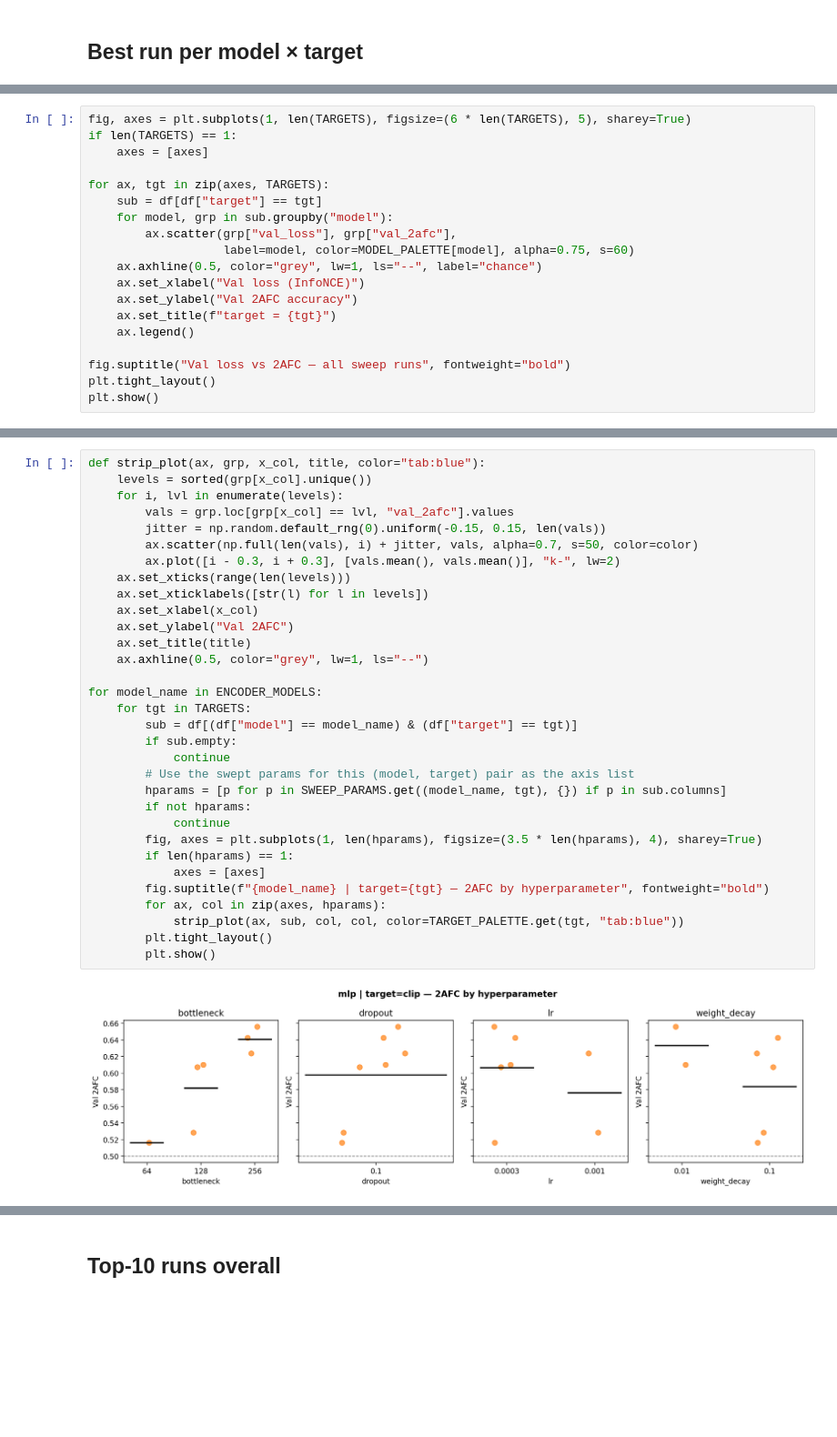
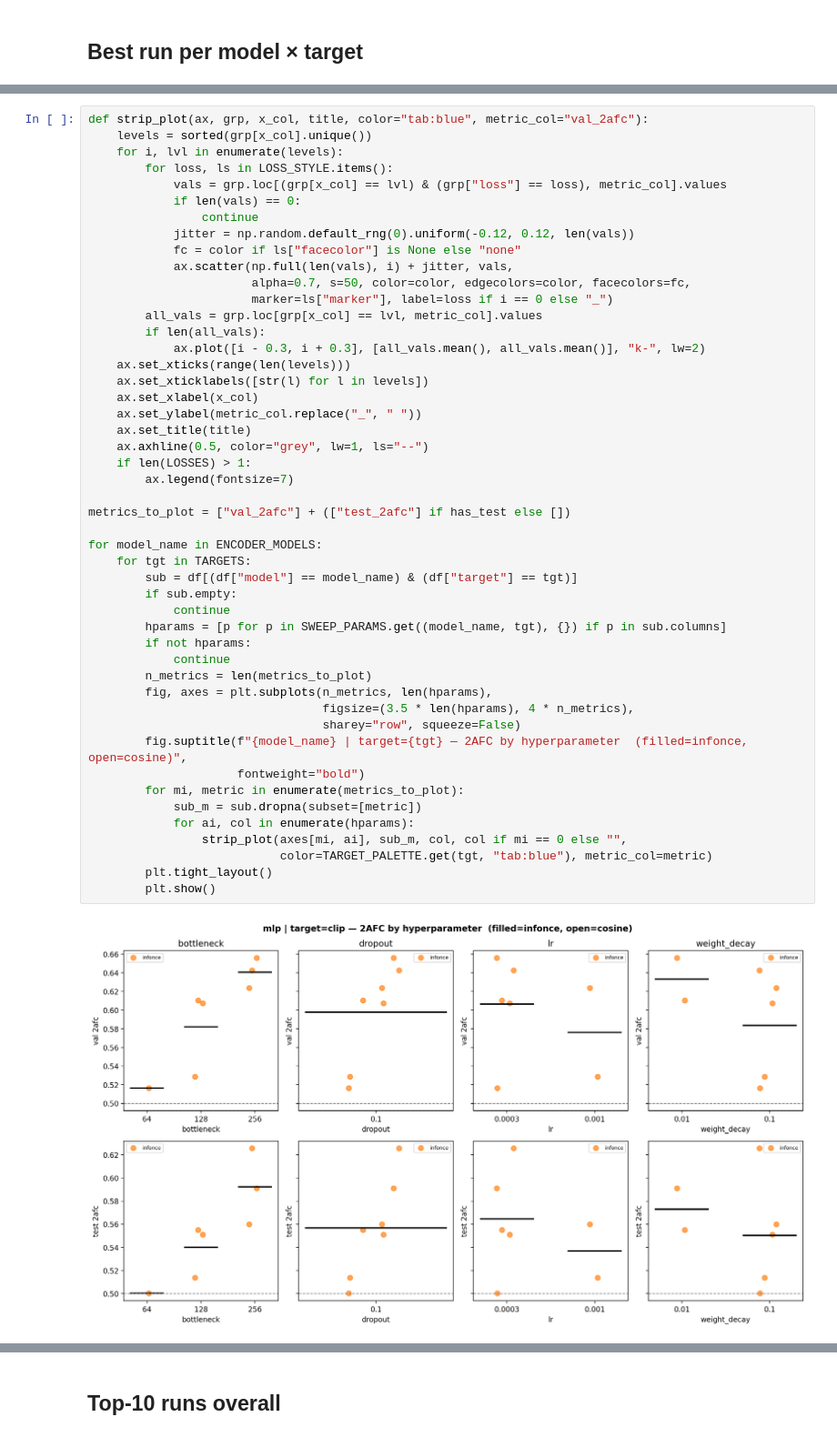
Before and after one commit to YAOJaredz/NeurObjectGen, a Jupyter notebook: notebooks/sweep_results.ipynb, the cells around one changed output, grey strips where cells are left out. Shown at 91% size. Drawn from its saved outputs; the diff is of its cells as text; blank space fills up the shorter version.

```diff
--- a/notebooks/sweep_results.ipynb
+++ b/notebooks/sweep_results.ipynb
@@ -186,19 +204,0 @@ summary
-# %%
-fig, axes = plt.subplots(1, len(TARGETS), figsize=(6 * len(TARGETS), 5), sharey=True)
-if len(TARGETS) == 1:
-    axes = [axes]
-
-for ax, tgt in zip(axes, TARGETS):
-    sub = df[df["target"] == tgt]
-    for model, grp in sub.groupby("model"):
-        ax.scatter(grp["val_loss"], grp["val_2afc"],
-                   label=model, color=MODEL_PALETTE[model], alpha=0.75, s=60)
-    ax.axhline(0.5, color="grey", lw=1, ls="--", label="chance")
-    ax.set_xlabel("Val loss (InfoNCE)")
-    ax.set_ylabel("Val 2AFC accuracy")
-    ax.set_title(f"target = {tgt}")
-    ax.legend()
-
-fig.suptitle("Val loss vs 2AFC — all sweep runs", fontweight="bold")
-plt.tight_layout()
-plt.show()
@@ -209,34 +263,50 @@ plt.show()
 # %%
-def strip_plot(ax, grp, x_col, title, color="tab:blue"):
+def strip_plot(ax, grp, x_col, title, color="tab:blue", metric_col="val_2afc"):
     levels = sorted(grp[x_col].unique())
     for i, lvl in enumerate(levels):
-        vals = grp.loc[grp[x_col] == lvl, "val_2afc"].values
-        jitter = np.random.default_rng(0).uniform(-0.15, 0.15, len(vals))
-        ax.scatter(np.full(len(vals), i) + jitter, vals, alpha=0.7, s=50, color=color)
-        ax.plot([i - 0.3, i + 0.3], [vals.mean(), vals.mean()], "k-", lw=2)
+        for loss, ls in LOSS_STYLE.items():
+            vals = grp.loc[(grp[x_col] == lvl) & (grp["loss"] == loss), metric_col].values
+            if len(vals) == 0:
+                continue
+            jitter = np.random.default_rng(0).uniform(-0.12, 0.12, len(vals))
+            fc = color if ls["facecolor"] is None else "none"
+            ax.scatter(np.full(len(vals), i) + jitter, vals,
+                       alpha=0.7, s=50, color=color, edgecolors=color, facecolors=fc,
+                       marker=ls["marker"], label=loss if i == 0 else "_")
+        all_vals = grp.loc[grp[x_col] == lvl, metric_col].values
+        if len(all_vals):
+            ax.plot([i - 0.3, i + 0.3], [all_vals.mean(), all_vals.mean()], "k-", lw=2)
     ax.set_xticks(range(len(levels)))
     ax.set_xticklabels([str(l) for l in levels])
     ax.set_xlabel(x_col)
-    ax.set_ylabel("Val 2AFC")
+    ax.set_ylabel(metric_col.replace("_", " "))
     ax.set_title(title)
     ax.axhline(0.5, color="grey", lw=1, ls="--")
+    if len(LOSSES) > 1:
+        ax.legend(fontsize=7)
+
+metrics_to_plot = ["val_2afc"] + (["test_2afc"] if has_test else [])
 
 for model_name in ENCODER_MODELS:
     for tgt in TARGETS:
         sub = df[(df["model"] == model_name) & (df["target"] == tgt)]
         if sub.empty:
             continue
-        # Use the swept params for this (model, target) pair as the axis list
         hparams = [p for p in SWEEP_PARAMS.get((model_name, tgt), {}) if p in sub.columns]
         if not hparams:
             continue
-        fig, axes = plt.subplots(1, len(hparams), figsize=(3.5 * len(hparams), 4), sharey=True)
-        if len(hparams) == 1:
-            axes = [axes]
-        fig.suptitle(f"{model_name} | target={tgt} — 2AFC by hyperparameter", fontweight="bold")
-        for ax, col in zip(axes, hparams):
-            strip_plot(ax, sub, col, col, color=TARGET_PALETTE.get(tgt, "tab:blue"))
+        n_metrics = len(metrics_to_plot)
+        fig, axes = plt.subplots(n_metrics, len(hparams),
+                                 figsize=(3.5 * len(hparams), 4 * n_metrics),
+                                 sharey="row", squeeze=False)
+        fig.suptitle(f"{model_name} | target={tgt} — 2AFC by hyperparameter  (filled=infonce, open=cosine)",
+                     fontweight="bold")
+        for mi, metric in enumerate(metrics_to_plot):
+            sub_m = sub.dropna(subset=[metric])
+            for ai, col in enumerate(hparams):
+                strip_plot(axes[mi, ai], sub_m, col, col if mi == 0 else "",
+                           color=TARGET_PALETTE.get(tgt, "tab:blue"), metric_col=metric)
         plt.tight_layout()
         plt.show()
 # %% [output]
-[figure, old version]
+[figure, new version]
```
Also changed, not shown: parts of 13 cells of this notebook, 2 other files.
